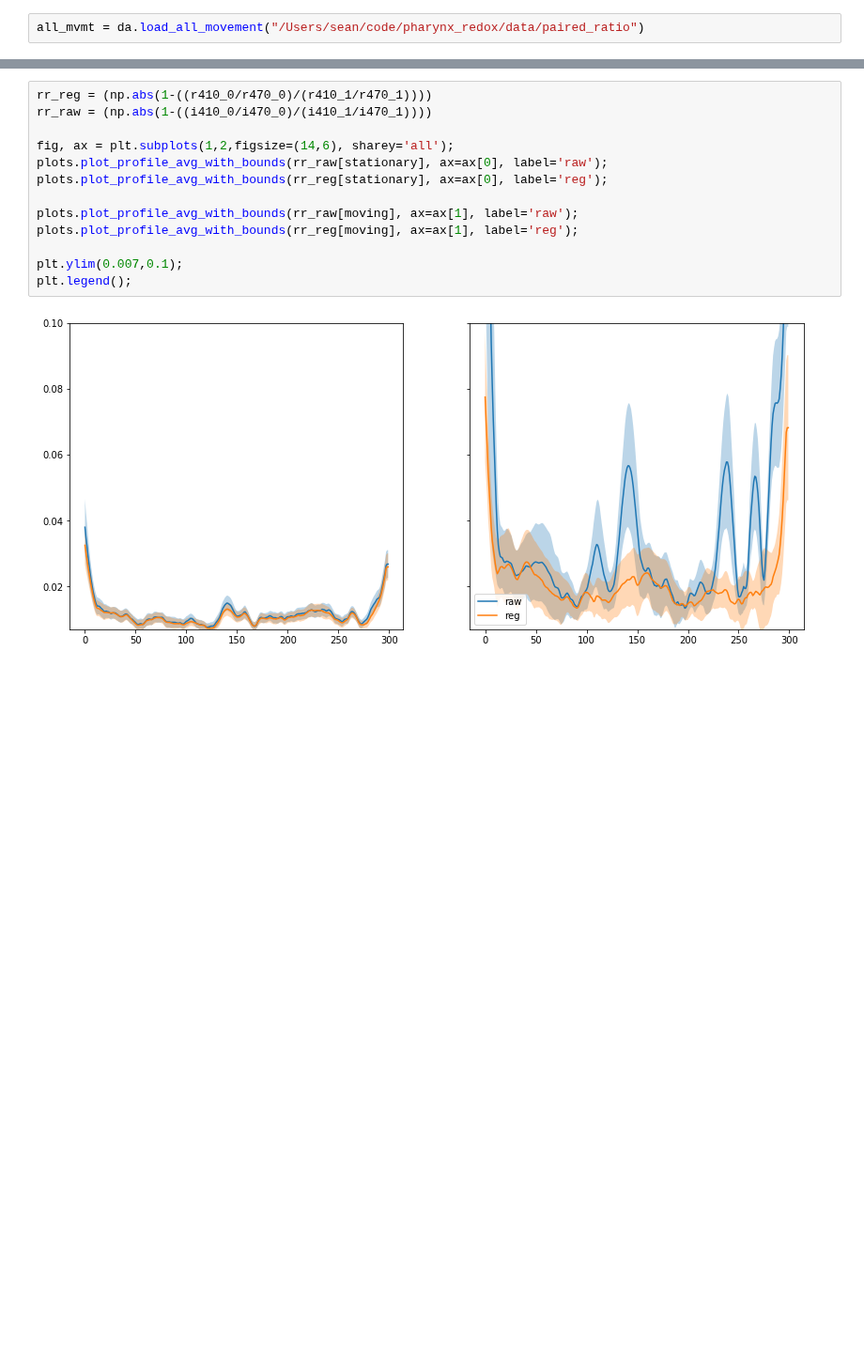
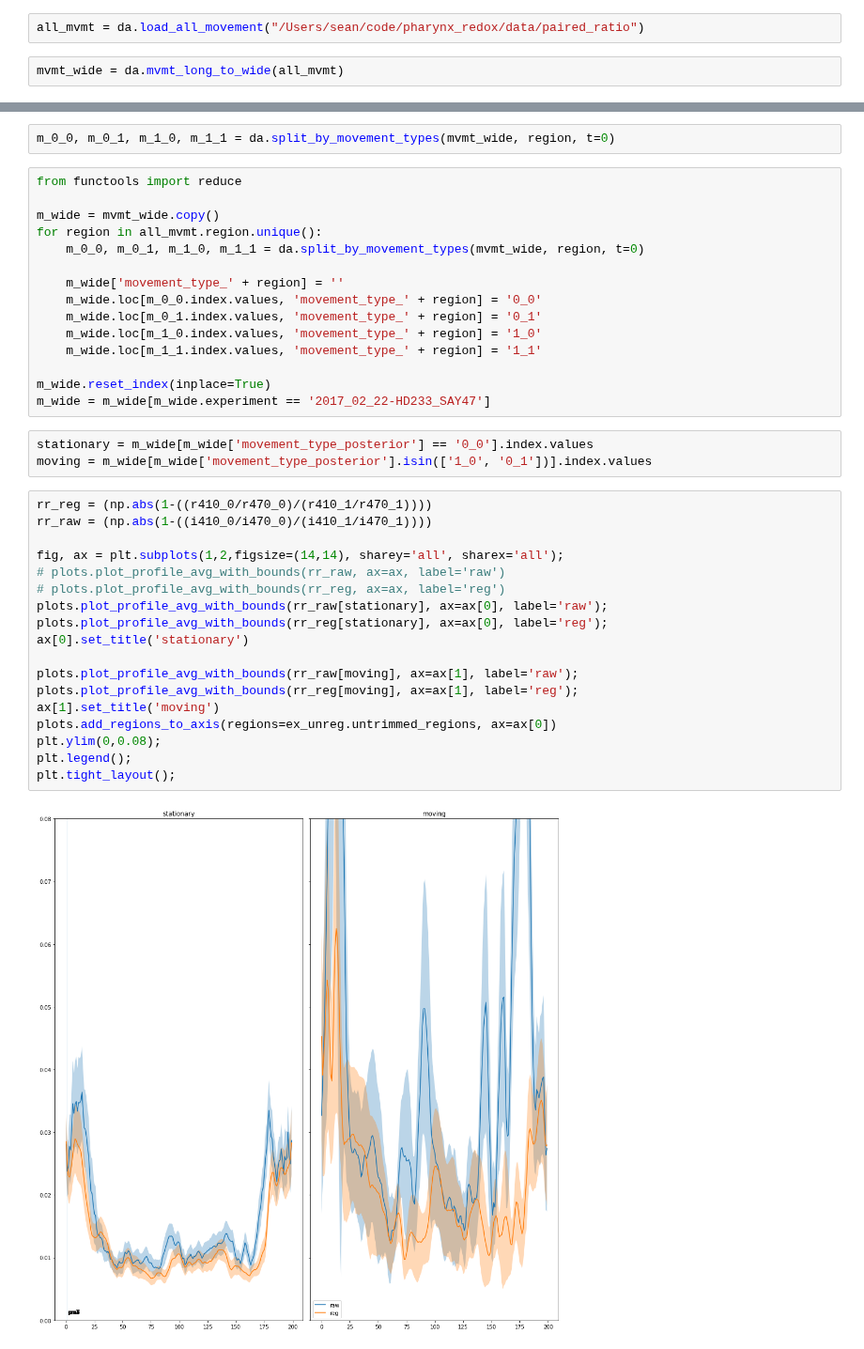
Before and after one commit to ApfeldLab/pharynx_redox, a Jupyter notebook: notebooks/Reg. Experimentation.ipynb, the cells around one changed output, grey strips where cells are left out. Shown at 94% size. Saved outputs shown, nothing was run; the diff lists cells and outputs as text; blank space fills up the shorter version.

```diff
--- a/notebooks/Reg. Experimentation.ipynb
+++ b/notebooks/Reg. Experimentation.ipynb
@@ -75,2 +123,4 @@ r470_1 = ex_reg.trimmed_profiles.sel(wavelength='470', pair=1)
 # %%
 all_mvmt = da.load_all_movement("/Users/sean/code/pharynx_redox/data/paired_ratio")
+# %%
+mvmt_wide = da.mvmt_long_to_wide(all_mvmt)
@@ -77,15 +152,40 @@ all_mvmt = da.load_all_movement("/Users/sean/code/pharynx_redox/data/paired_rati
+# %%
+m_0_0, m_0_1, m_1_0, m_1_1 = da.split_by_movement_types(mvmt_wide, region, t=0)
+# %%
+from functools import reduce
+
+m_wide = mvmt_wide.copy()
+for region in all_mvmt.region.unique():
+    m_0_0, m_0_1, m_1_0, m_1_1 = da.split_by_movement_types(mvmt_wide, region, t=0)
+
+    m_wide['movement_type_' + region] = ''
+    m_wide.loc[m_0_0.index.values, 'movement_type_' + region] = '0_0'
+    m_wide.loc[m_0_1.index.values, 'movement_type_' + region] = '0_1'
+    m_wide.loc[m_1_0.index.values, 'movement_type_' + region] = '1_0'
+    m_wide.loc[m_1_1.index.values, 'movement_type_' + region] = '1_1'
+
+m_wide.reset_index(inplace=True)
+m_wide = m_wide[m_wide.experiment == '2017_02_22-HD233_SAY47']
+# %%
+stationary = m_wide[m_wide['movement_type_posterior'] == '0_0'].index.values
+moving = m_wide[m_wide['movement_type_posterior'].isin(['1_0', '0_1'])].index.values
 # %%
 rr_reg = (np.abs(1-((r410_0/r470_0)/(r410_1/r470_1))))
 rr_raw = (np.abs(1-((i410_0/i470_0)/(i410_1/i470_1))))
 
-fig, ax = plt.subplots(1,2,figsize=(14,6), sharey='all');
+fig, ax = plt.subplots(1,2,figsize=(14,14), sharey='all', sharex='all');
+# plots.plot_profile_avg_with_bounds(rr_raw, ax=ax, label='raw')
+# plots.plot_profile_avg_with_bounds(rr_reg, ax=ax, label='reg')
 plots.plot_profile_avg_with_bounds(rr_raw[stationary], ax=ax[0], label='raw');
 plots.plot_profile_avg_with_bounds(rr_reg[stationary], ax=ax[0], label='reg');
+ax[0].set_title('stationary')
 
 plots.plot_profile_avg_with_bounds(rr_raw[moving], ax=ax[1], label='raw');
 plots.plot_profile_avg_with_bounds(rr_reg[moving], ax=ax[1], label='reg');
-
-plt.ylim(0.007,0.1);
+ax[1].set_title('moving')
+plots.add_regions_to_axis(regions=ex_unreg.untrimmed_regions, ax=ax[0])
+plt.ylim(0,0.08);
 plt.legend();
+plt.tight_layout();
 # %% [output]
-[figure, old version]
+[figure, new version]
```
Also changed, not shown: parts of 5 cells of this notebook, 13 other files.
